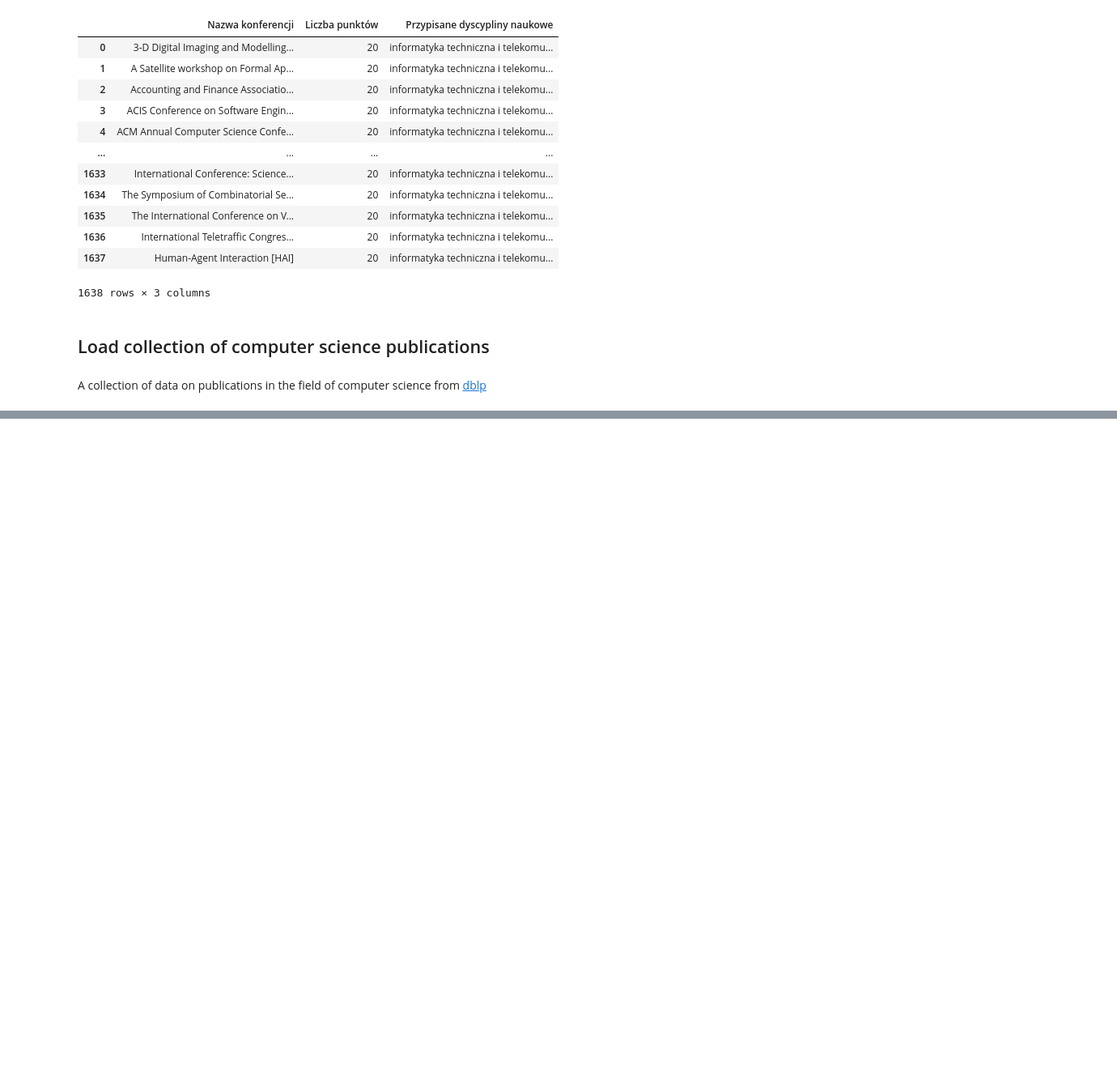
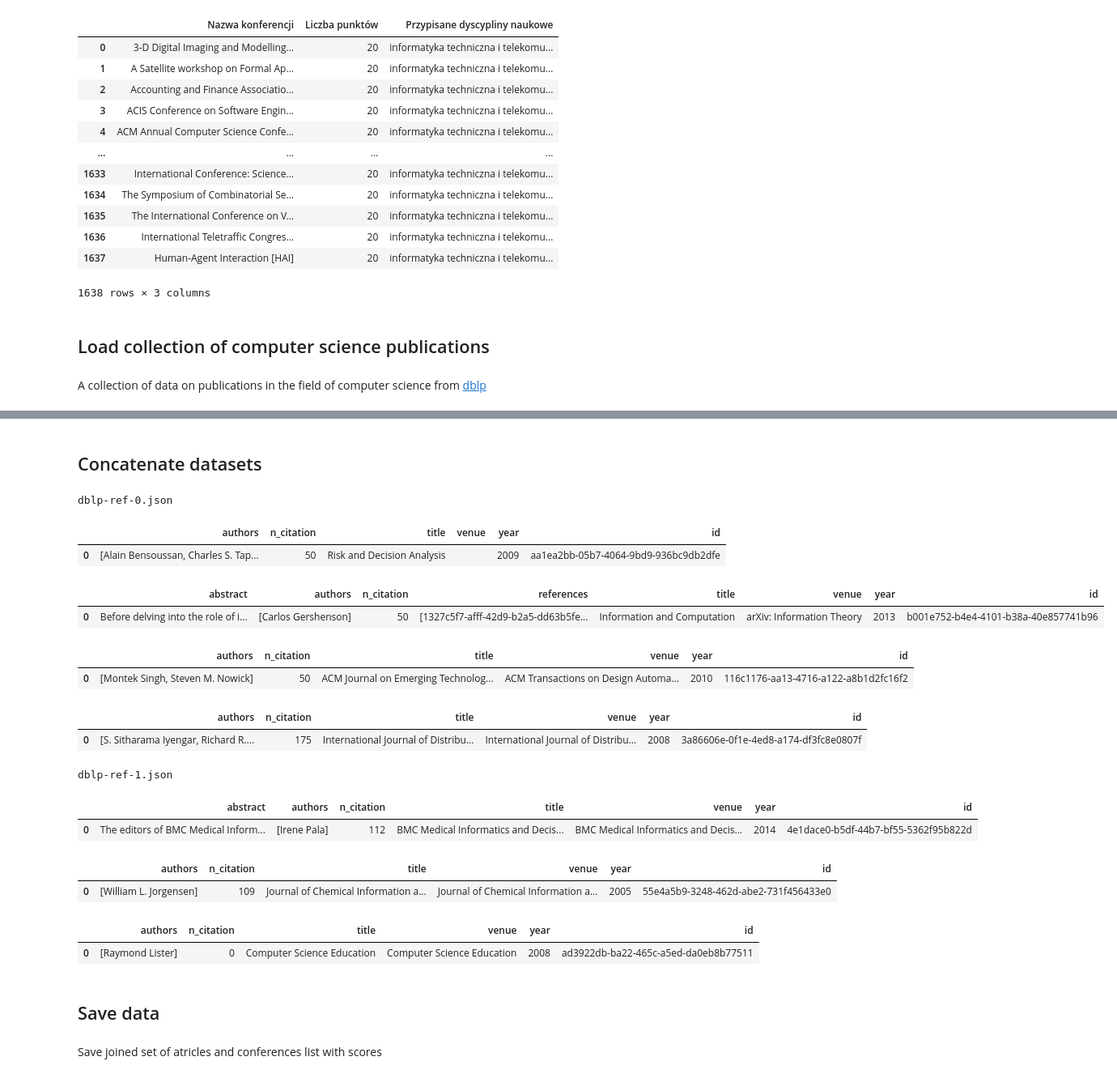
Before and after one commit to kabix09/master_thesis, a Jupyter notebook: notebooks/scientometrics_quotes.ipynb, the cells around one changed output, grey strips where cells are left out. Shown: that part at 81% size. Cells and saved outputs as stored; diff of their text form; code cells hidden in the pictures; blank space fills up the shorter version.

Commit message:
Preliminary data integration

```diff
--- a/notebooks/scientometrics_quotes.ipynb
+++ b/notebooks/scientometrics_quotes.ipynb
@@ -41,6 +41,8 @@ display(gov_articles_data)
 gov_conferences_data = pd.read_excel("..//data//external//Wykaz_dyscyplin_do_czasopism_i_materiałów_konferencyjnych.xlsx", 1)
 gov_conferences_data = gov_conferences_data.drop('LP.', axis=1)
 
+gov_conferences_data['Przypisane dyscypliny naukowe'] = gov_conferences_data['Przypisane dyscypliny naukowe'].replace('\n', ' ', regex=True)
+
 display(gov_conferences_data)
 # %% [output]
 |  | Nazwa konferencji | Liczba punktów | Przypisane dyscypliny naukowe |
@@ -95,3 +97,71 @@ except PermissionError:
 |  | abstract | authors | n_citation | references | title | venue | year | id |
 | 0 | The purpose of this study is to d... | [Makoto Satoh, Ryo Muramatsu, Miz... | 0 | [51c7e02e-f5ed-431a-8cf5-f761f266... | Preliminary Design of a Network P... | international conference on human... | 2013 | 00127ee2-cb05-48ce-bc49-9de556b93346 |
 | 1 | This paper describes the design a... | [Gareth Beale, Graeme Earl] | 50 | [10482dd3-4642-4193-842f-85f3b70f... | A methodology for the physically ... | visual analytics science and tech... | 2011 | 001c58d3-26ad-46b3-ab3a-c1e557d16821 |
+# %% [markdown]
+## Concatenate datasets
+# %%
+cross_df = pd.DataFrame({'id': [], 'title': [], 'year': [], 'references': [], 'authors': [], 'n_citation': [], 'gov_score': []})
+
+# prepare all titles list
+articles_data = gov_articles_data[['Tytuł 2', 'Punkty']].dropna().values
+conferences_data = gov_conferences_data[['Nazwa konferencji', 'Liczba punktów']].dropna().values
+
+articles_and_conferences_list = np.concatenate((articles_data, conferences_data))
+
+directory_path = "../data/external/dblp-ref-10"  # Zastąp to ścieżką do katalogu, który chcesz przeszukać
+
+try:
+    file_names = os.listdir(directory_path)
+
+    for file_name in file_names:
+        print(file_name)
+
+        with open("..//data//external//dblp-ref-10//" + file_name) as input_file:
+            # head = [next(input_file) for _ in range(2)]
+            for line in input_file:
+                head = "[" + line + "]"
+                tmp_df = pd.json_normalize(json.loads(head))
+
+                row_indices = np.where(articles_and_conferences_list[:, 0] == tmp_df.iloc[0]["title"])[0]
+                if len(row_indices) > 0:
+                    display(tmp_df)
+                    cross_df = pd.concat([cross_df,
+                                        pd.DataFrame({
+                                            'id': [tmp_df.iloc[0]["id"]],
+                                            'title': [tmp_df.iloc[0]["title"]],
+                                            'year': [tmp_df.iloc[0]["year"]],
+                                            'references': [tmp_df.iloc[0]["references"] if "references" in tmp_df.columns else np.nan],
+                                            'authors': [tmp_df.iloc[0]["authors"] if "authors" in tmp_df.columns else np.nan],
+                                            'n_citation': [tmp_df.iloc[0]["n_citation"] if "n_citation" in tmp_df.columns else np.nan],
+                                            'gov_score': [articles_and_conferences_list[row_indices[0], 1]]
+                                        })
+                                        ],axis=1)
+
+except FileNotFoundError:
+    print(f"Katalog '{directory_path}' nie istnieje.")
+
+except PermissionError:
+    print(f"Brak uprawnień do odczytu katalogu '{directory_path}'.")
+
+display(cross_df)
+# %% [output]
+dblp-ref-0.json
+|  | authors | n_citation | title | venue | year | id |
+| 0 | [Alain Bensoussan, Charles S. Tap... | 50 | Risk and Decision Analysis |  | 2009 | aa1ea2bb-05b7-4064-9bd9-936bc9db2dfe |
+|  | abstract | authors | n_citation | references | title | venue | year | id |
+| 0 | Before delving into the role of i... | [Carlos Gershenson] | 50 | [1327c5f7-afff-42d9-b2a5-dd63b5fe... | Information and Computation | arXiv: Information Theory | 2013 | b001e752-b4e4-4101-b38a-40e857741b96 |
+|  | authors | n_citation | title | venue | year | id |
+| 0 | [Montek Singh, Steven M. Nowick] | 50 | ACM Journal on Emerging Technolog... | ACM Transactions on Design Automa... | 2010 | 116c1176-aa13-4716-a122-a8b1d2fc16f2 |
+|  | authors | n_citation | title | venue | year | id |
+| 0 | [S. Sitharama Iyengar, Richard R.... | 175 | International Journal of Distribu... | International Journal of Distribu... | 2008 | 3a86606e-0f1e-4ed8-a174-df3fc8e0807f |
+dblp-ref-1.json
+|  | abstract | authors | n_citation | title | venue | year | id |
+| 0 | The editors of BMC Medical Inform... | [Irene Pala] | 112 | BMC Medical Informatics and Decis... | BMC Medical Informatics and Decis... | 2014 | 4e1dace0-b5df-44b7-bf55-5362f95b822d |
+|  | authors | n_citation | title | venue | year | id |
+| 0 | [William L. Jorgensen] | 109 | Journal of Chemical Information a... | Journal of Chemical Information a... | 2005 | 55e4a5b9-3248-462d-abe2-731f456433e0 |
+|  | authors | n_citation | title | venue | year | id |
+| 0 | [Raymond Lister] | 0 | Computer Science Education | Computer Science Education | 2008 | ad3922db-ba22-465c-a5ed-da0eb8b77511 |
+# %% [markdown]
+## Save data
+# %% [markdown]
+Save joined set of atricles and conferences list with scores
```
Also changed, not shown: parts of 1 cell of this notebook.
